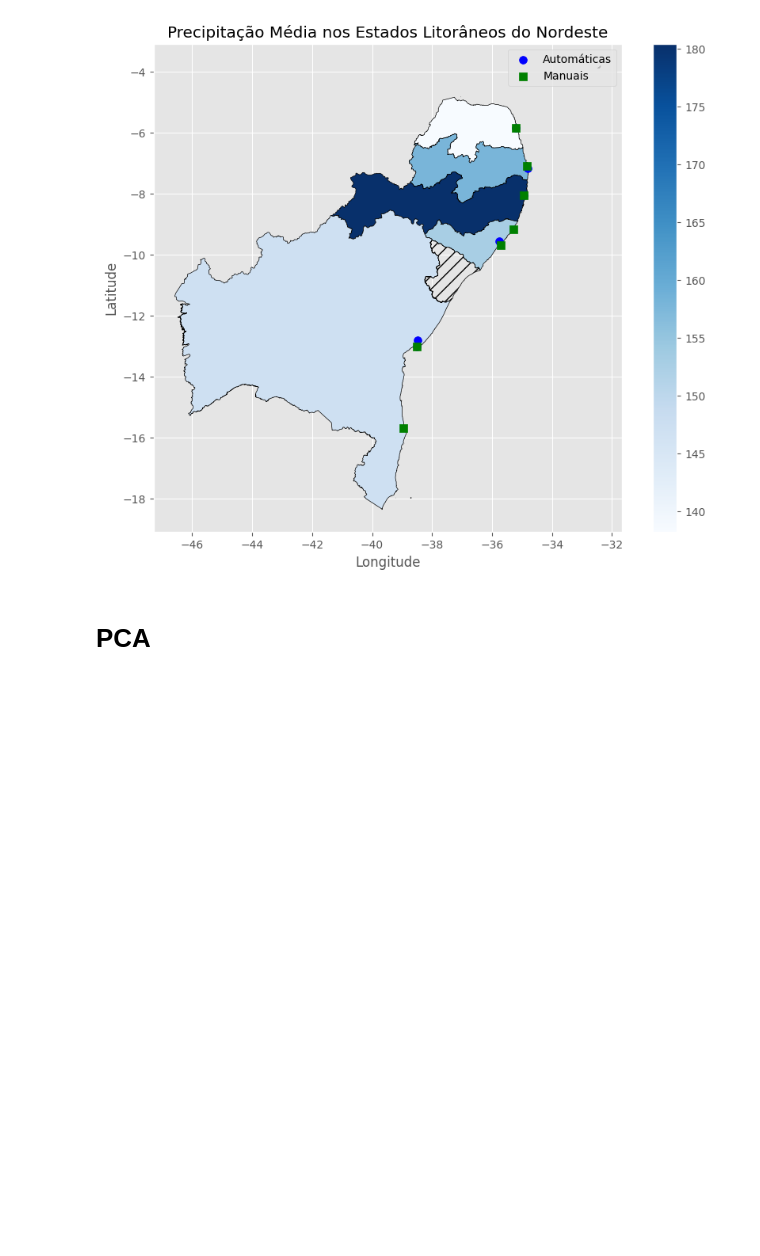
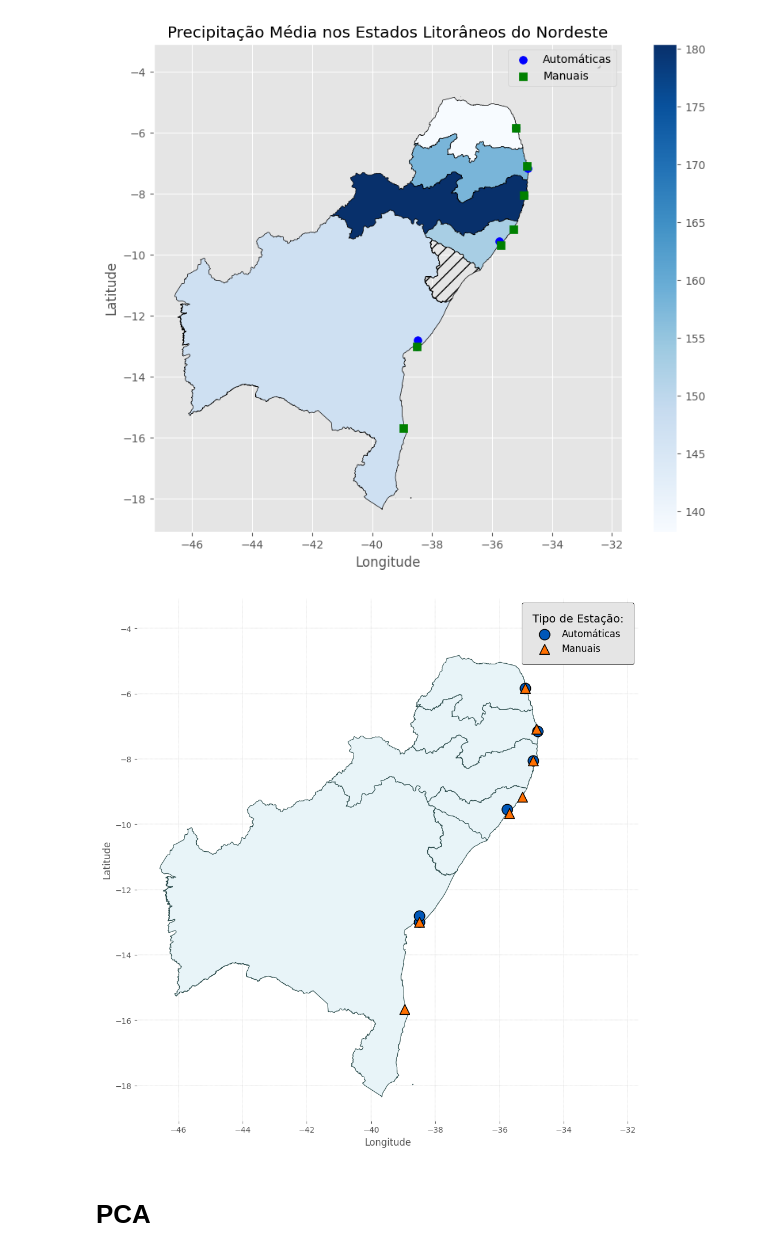
Before and after one commit to GeraldoPaes/tcc-previsao-chuva, a Jupyter notebook: testes.ipynb, the cells around one changed output. Drawn from its saved outputs; the diff is of its cells as text; code cells hidden in the pictures; blank space fills up the shorter version.

Commit message:
Novo mapa

```diff
--- a/testes.ipynb
+++ b/testes.ipynb
@@ -470,6 +470,84 @@ plt.legend()
 plt.show()
 # %% [output]
 [figure]
+# %%
+# Configuração do mapa simplificado
+fig, ax = plt.subplots(figsize=(12, 10))
+
+# Plotar estados com cores suaves e bordas definidas
+gdf_litoral.plot(
+    ax=ax,
+    color='#E8F4F8',  # Azul pastel claro
+    edgecolor='#2F4F4F', # Cinza-ardósia escuro
+    linewidth=0.8
+)
+
+# Remover destaque especial de Sergipe
+gdf_sergipe = gdf[gdf['SIGLA_UF'] == 'SE']
+gdf_sergipe.plot(
+    ax=ax,
+    color='#E8F4F8',  # Mesma cor dos demais
+    edgecolor='#2F4F4F',  # Borda igual
+    linewidth=0.8  # Espessura idêntica
+)
+
+# Converter dados para DataFrame seguro
+df_auto = pd.DataFrame(coord_auto)
+df_manual = pd.DataFrame(coord_manual)
+
+# Plotagem direta das estações
+## Automáticas - Círculos com borda preta
+if not df_auto.empty:
+    ax.scatter(
+        df_auto['longitude'],
+        df_auto['latitude'],
+        c='#0057B8',  # Azul intenso
+        s=180,  # Tamanho aumentado
+        edgecolor='black',  # Borda preta
+        linewidth=1.1,  # Espessura da borda
+        label='Automáticas',
+        zorder=5,
+        marker='o'
+    )
+
+## Manuais - Triângulos sólidos
+if not df_manual.empty:
+    ax.scatter(
+        df_manual['longitude'],
+        df_manual['latitude'],
+        c='#FF6F00',  # Laranja internacional
+        s=160,  # Tamanho aumentado
+        edgecolor='black',  # Borda preta
+        linewidth=1.1,
+        label='Manuais',
+        zorder=5,
+        marker='^'  # Triângulo
+    )
+
+# Configurações de eixo
+ax.set_xlabel('Longitude', fontsize=12)
+ax.set_ylabel('Latitude', fontsize=12)
+
+# Legenda proeminente
+legenda = ax.legend(
+    title='Tipo de Estação:',
+    title_fontsize=14,
+    fontsize=12,
+    frameon=True,
+    framealpha=1,
+    edgecolor='black',
+    borderpad=1.1
+)
+
+# Elementos finais
+ax.set(xlabel='Longitude', ylabel='Latitude')
+ax.set_facecolor('white')
+plt.grid(color='gray', linestyle='--', linewidth=0.3, alpha=0.5)  # Grade sutil
+fig.tight_layout()
+
+plt.show()
+# %% [output]
+[figure, added]
 # %% [markdown]
 # PCA
 # %%
```
Also changed, not shown: parts of 1 cell of this notebook, 2 other files.
